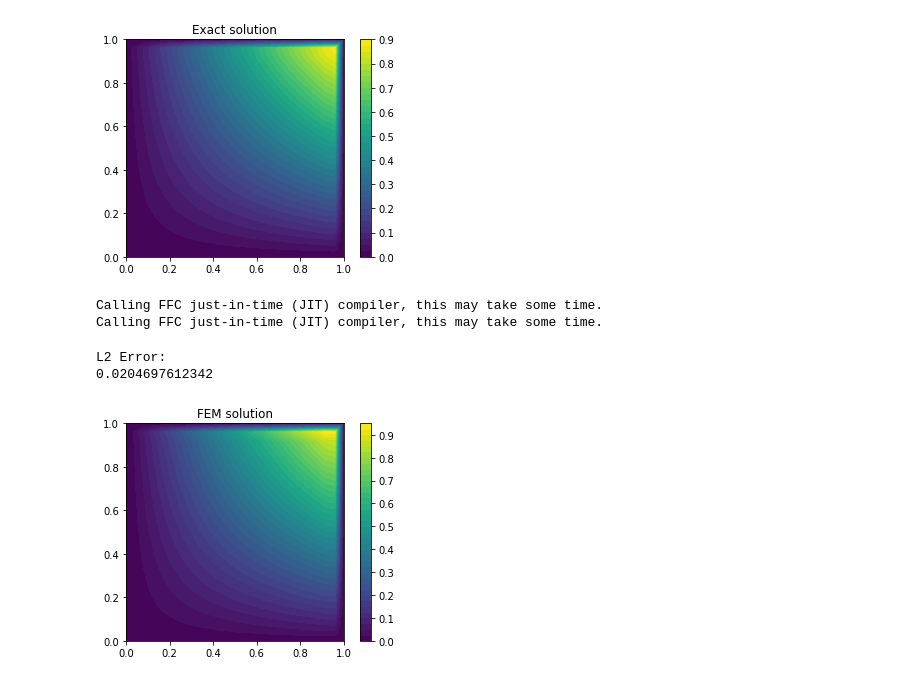
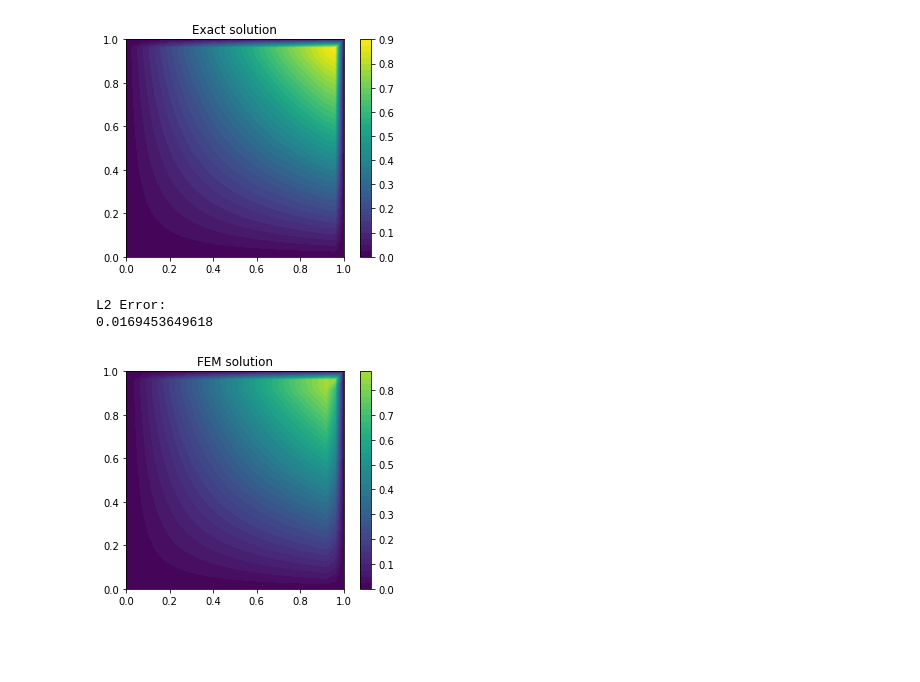
Before and after one commit to Markloveland/Cartesian_Product_FEM, a Jupyter notebook: Action_Balance_Code/SUPGDG Test.ipynb, the cells around one changed output. Saved outputs shown, nothing was run; the diff lists cells and outputs as text; code cells hidden in the pictures; blank space fills up the shorter version.

```diff
--- a/Action_Balance_Code/SUPGDG Test.ipynb
+++ b/Action_Balance_Code/SUPGDG Test.ipynb
@@ -32,6 +31,7 @@ Text(0.5, 1.0, 'Exact solution')
 [figure]
 # %%
 #weak form
+V=FunctionSpace(mesh,'DG',2) #higher degrees seem to go poorly
 u=TrialFunction(V)
 v=TestFunction(V)
 n=FacetNormal(mesh)
@@ -42,12 +42,12 @@ tau=hmax/(dot(b,b)**0.5)
 uu = interpolate(u_D,V)
 f=-1/Pe*div(grad(u_D)) + dot(b,grad(u_D))
 
-a = 1/Pe*inner(grad(u), grad(v)) * dx - inner(b*u,grad(v))*dx \
-+ inner( bn('+')*u('+') - bn('-')*u('-'), jump(v) )*dS + inner( u*dot(b,n), v )*ds #\
-#+ inner(-1/Pe*div(grad(u))+dot(b,grad(u)), tau*nabla_div(b*v))*dx
+F = 1/Pe*inner(grad(u), grad(v)) * dx - inner(b*u,grad(v))*dx - f*v*dx + inner( u*dot(b,n), v )*ds  \
++ inner( bn('+')*u('+') - bn('-')*u('-'), jump(v) )*dS
+#+ inner(-1/Pe*div(grad(u))+dot(b,grad(u)) -f, tau*nabla_div(b*v))*dx
 
-L = f*v*dx #+ f*tau*nabla_div(b*v)*dx
-
+#L = f*v*dx #+ f*tau*nabla_div(b*v)*dx
+a,L=lhs(F),rhs(F)
 u_sol = Function(V)
 
 def boundary(x, on_boundary):
@@ -55,18 +55,15 @@ def boundary(x, on_boundary):
 bc = DirichletBC(V, u_D, boundary,"geometric")
 
 solve(a == L, u_sol, bc)
-# %% [output]
-Calling FFC just-in-time (JIT) compiler, this may take some time.
-Calling FFC just-in-time (JIT) compiler, this may take some time.
 # %%
-p=plot(u_sol)
+p=plot(u_sol,vmin=0, vmax=1)
 plt.colorbar(p)
 plt.title('FEM solution')
 
 l2_err = np.sqrt(assemble(inner(u_sol-uu,u_sol-uu)*dx))
 print('L2 Error:')
 print(l2_err)
 # %% [output]
 L2 Error:
-0.0204697612342
+0.0169453649618
-[figure, old version]
+[figure, new version]
```
Also changed, not shown: parts of 8 cells of this notebook.
